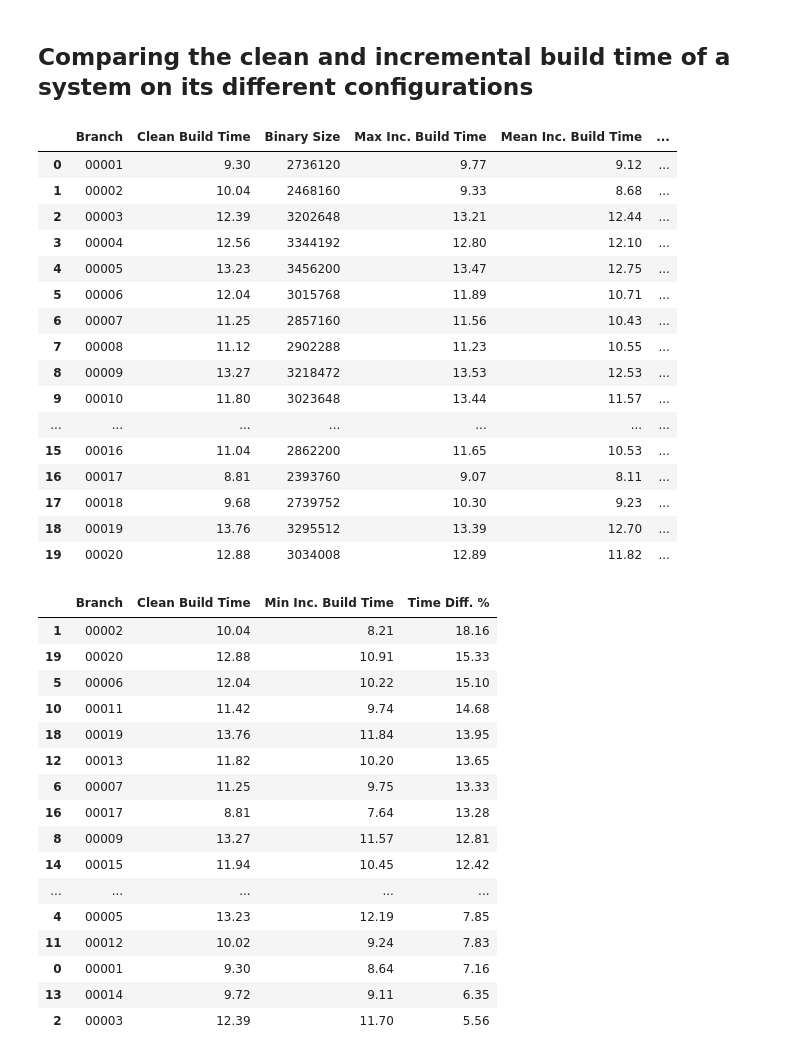
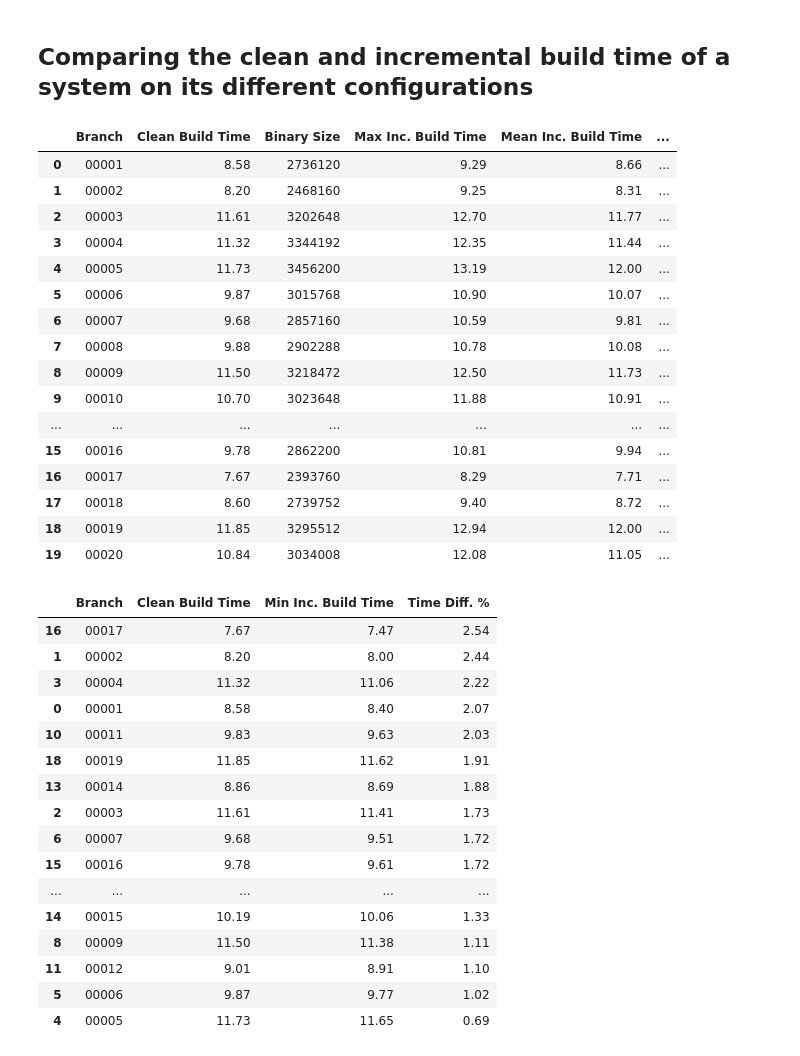
Before and after one commit to ternava/Incremental-build, a Jupyter notebook: notebooks/compare_build_time.ipynb, the cells around one changed output. Cells and saved outputs as stored; diff of their text form; code cells hidden in the pictures.

```diff
--- a/notebooks/compare_build_time.ipynb
+++ b/notebooks/compare_build_time.ipynb
@@ -3,38 +3,38 @@
 # %%
 import pandas as pd
 import numpy as np
 
 # Will show the clean build time and the executable's binary size for all system's configurations
-path = '/home/xternava/Documents/GitHub/Incremental-build/data/'
+path = '/home/xternava/Documents/GitHub/Incremental-build/data/rez_sample_03I/'
 #path = '/src/data/'
 df1 = pd.read_csv(path + 'clean-bt.csv', converters={'BranchC': lambda x: str(x)})
 df2 = pd.read_csv(path + 'incremental-bt.csv', converters={'Br2': lambda x: str(x)})
 
 df1 = df1.rename(columns = {"BranchC": "Branch", "Build Time": "Clean Build Time"})
 df2 = df2.rename(columns = {"Br2": "Branch",
                             "max": "Max Inc. Build Time",
                             "mean": "Mean Inc. Build Time",
                             "min": "Min Inc. Build Time"})
 df3 = pd.merge(df1, df2)
 df3.round(decimals=2)
 # %% [output]
 |  | Branch | Clean Build Time | Binary Size | Max Inc. Build Time | Mean Inc. Build Time | ... |
-| 0 | 00001 | 9.30 | 2736120 | 9.77 | 9.12 | ... |
-| 1 | 00002 | 10.04 | 2468160 | 9.33 | 8.68 | ... |
-| 2 | 00003 | 12.39 | 3202648 | 13.21 | 12.44 | ... |
-| 3 | 00004 | 12.56 | 3344192 | 12.80 | 12.10 | ... |
-| 4 | 00005 | 13.23 | 3456200 | 13.47 | 12.75 | ... |
-| 5 | 00006 | 12.04 | 3015768 | 11.89 | 10.71 | ... |
-| 6 | 00007 | 11.25 | 2857160 | 11.56 | 10.43 | ... |
-| 7 | 00008 | 11.12 | 2902288 | 11.23 | 10.55 | ... |
-| 8 | 00009 | 13.27 | 3218472 | 13.53 | 12.53 | ... |
-| 9 | 00010 | 11.80 | 3023648 | 13.44 | 11.57 | ... |
+| 0 | 00001 | 8.58 | 2736120 | 9.29 | 8.66 | ... |
+| 1 | 00002 | 8.20 | 2468160 | 9.25 | 8.31 | ... |
+| 2 | 00003 | 11.61 | 3202648 | 12.70 | 11.77 | ... |
+| 3 | 00004 | 11.32 | 3344192 | 12.35 | 11.44 | ... |
+| 4 | 00005 | 11.73 | 3456200 | 13.19 | 12.00 | ... |
+| 5 | 00006 | 9.87 | 3015768 | 10.90 | 10.07 | ... |
+| 6 | 00007 | 9.68 | 2857160 | 10.59 | 9.81 | ... |
+| 7 | 00008 | 9.88 | 2902288 | 10.78 | 10.08 | ... |
+| 8 | 00009 | 11.50 | 3218472 | 12.50 | 11.73 | ... |
+| 9 | 00010 | 10.70 | 3023648 | 11.88 | 10.91 | ... |
 | ... | ... | ... | ... | ... | ... | ... |
-| 15 | 00016 | 11.04 | 2862200 | 11.65 | 10.53 | ... |
-| 16 | 00017 | 8.81 | 2393760 | 9.07 | 8.11 | ... |
-| 17 | 00018 | 9.68 | 2739752 | 10.30 | 9.23 | ... |
-| 18 | 00019 | 13.76 | 3295512 | 13.39 | 12.70 | ... |
-| 19 | 00020 | 12.88 | 3034008 | 12.89 | 11.82 | ... |
+| 15 | 00016 | 9.78 | 2862200 | 10.81 | 9.94 | ... |
+| 16 | 00017 | 7.67 | 2393760 | 8.29 | 7.71 | ... |
+| 17 | 00018 | 8.60 | 2739752 | 9.40 | 8.72 | ... |
+| 18 | 00019 | 11.85 | 3295512 | 12.94 | 12.00 | ... |
+| 19 | 00020 | 10.84 | 3034008 | 12.08 | 11.05 | ... |
 # %%
 df2['Time Diff. %'] = (1 - (df2['Min Inc. Build Time'] / df1['Clean Build Time'])) * 100
 df4 = pd.merge(df1[["Branch", "Clean Build Time"]],
@@ -44,22 +44,22 @@ df4 = df4.round(decimals=2).sort_values(by = "Time Diff. %", ascending=False)
 df4
 # %% [output]
 |  | Branch | Clean Build Time | Min Inc. Build Time | Time Diff. % |
-| 1 | 00002 | 10.04 | 8.21 | 18.16 |
-| 19 | 00020 | 12.88 | 10.91 | 15.33 |
-| 5 | 00006 | 12.04 | 10.22 | 15.10 |
-| 10 | 00011 | 11.42 | 9.74 | 14.68 |
-| 18 | 00019 | 13.76 | 11.84 | 13.95 |
-| 12 | 00013 | 11.82 | 10.20 | 13.65 |
-| 6 | 00007 | 11.25 | 9.75 | 13.33 |
-| 16 | 00017 | 8.81 | 7.64 | 13.28 |
-| 8 | 00009 | 13.27 | 11.57 | 12.81 |
-| 14 | 00015 | 11.94 | 10.45 | 12.42 |
+| 16 | 00017 | 7.67 | 7.47 | 2.54 |
+| 1 | 00002 | 8.20 | 8.00 | 2.44 |
+| 3 | 00004 | 11.32 | 11.06 | 2.22 |
+| 0 | 00001 | 8.58 | 8.40 | 2.07 |
+| 10 | 00011 | 9.83 | 9.63 | 2.03 |
+| 18 | 00019 | 11.85 | 11.62 | 1.91 |
+| 13 | 00014 | 8.86 | 8.69 | 1.88 |
+| 2 | 00003 | 11.61 | 11.41 | 1.73 |
+| 6 | 00007 | 9.68 | 9.51 | 1.72 |
+| 15 | 00016 | 9.78 | 9.61 | 1.72 |
 | ... | ... | ... | ... | ... |
-| 4 | 00005 | 13.23 | 12.19 | 7.85 |
-| 11 | 00012 | 10.02 | 9.24 | 7.83 |
-| 0 | 00001 | 9.30 | 8.64 | 7.16 |
-| 13 | 00014 | 9.72 | 9.11 | 6.35 |
-| 2 | 00003 | 12.39 | 11.70 | 5.56 |
+| 14 | 00015 | 10.19 | 10.06 | 1.33 |
+| 8 | 00009 | 11.50 | 11.38 | 1.11 |
+| 11 | 00012 | 9.01 | 8.91 | 1.10 |
+| 5 | 00006 | 9.87 | 9.77 | 1.02 |
+| 4 | 00005 | 11.73 | 11.65 | 0.69 |
 # %%
 # Extracting only the first and last 5 extreme differences in build time
 df5 = df4[: 5]
```
Also changed, not shown: parts of 2 cells of this notebook, 16 other files.
